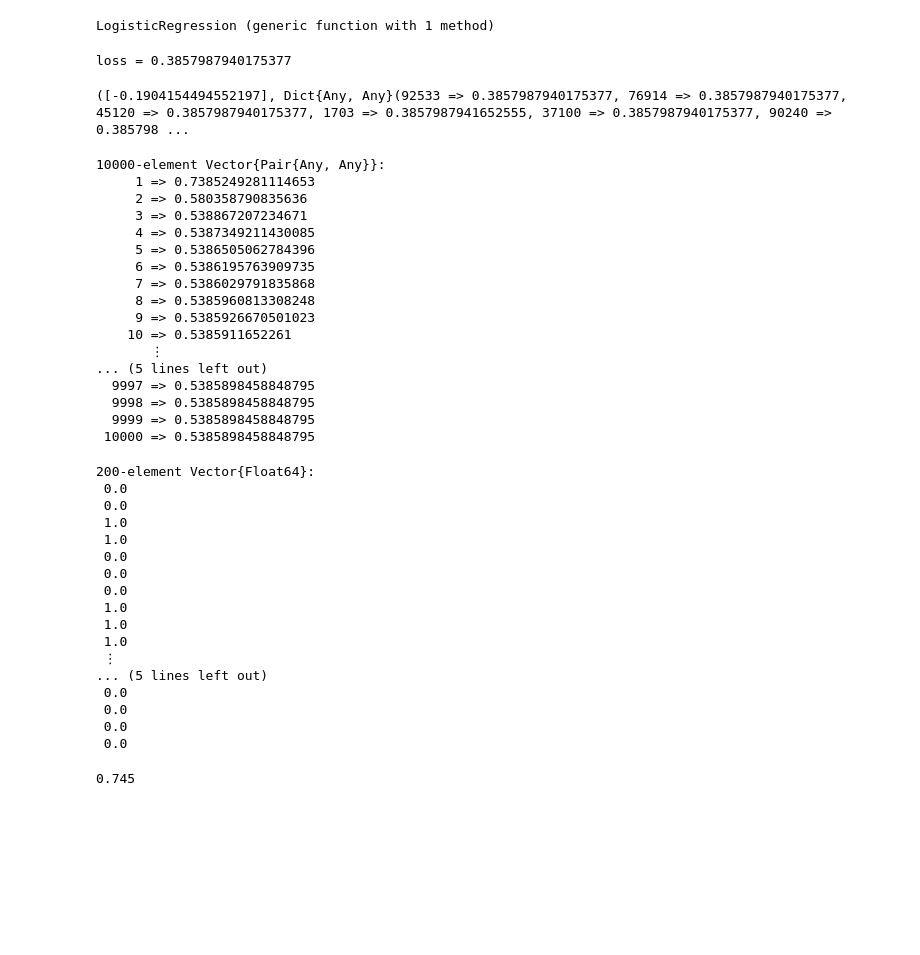
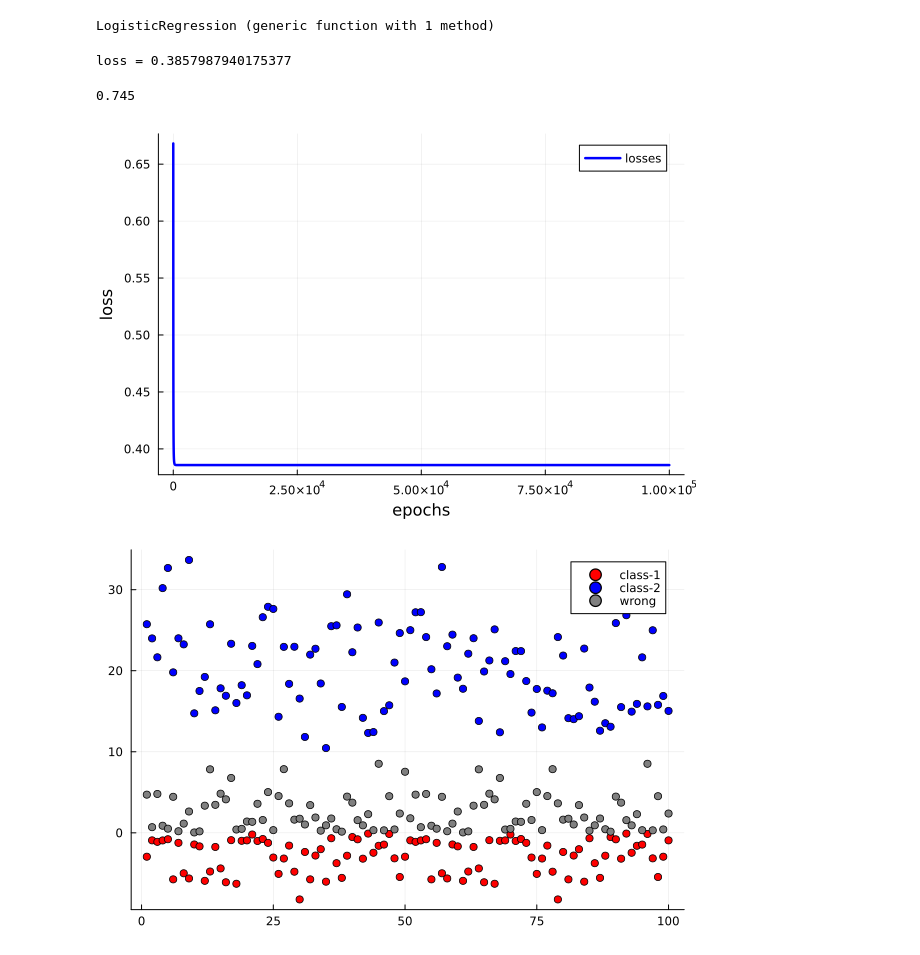
Before and after one commit to meysam-kazemi/ML_with_julia, a Jupyter notebook: logistic_regression.ipynb, the cells around one changed output. Cells and saved outputs as stored; diff of their text form; code cells hidden in the pictures; blank space fills up the shorter version.

Commit message:
complete LogisticRegression

```diff
--- a/logistic_regression.ipynb
+++ b/logistic_regression.ipynb
@@ -35,17 +20,0 @@ b = Float32.([0,0]);
-# %%
-# Build a model
-train_step(w,b,x) = (w.*x .+b) |> Flux.σ  # Softmax activation function
-
-# loss
-function custom_loss(W, b, x, y)
-    ŷ = train_step(W, b, x)
-    Flux.logitcrossentropy(ŷ, Y)
-end;
-
-function custom_onecold(custom_y_onehot)
-    max_idx = [x[1] for x in argmax(custom_y_onehot; dims=1)]
-    vec(classes[max_idx])
-end;
-
-# Accuracy
-custom_accuracy(W, b, x, y) = mean(custom_onecold(train_step(W, b, x)) .== y);
@@ -82,3 +20,0 @@ W = rand(Float32,2,min(size(X)...))
-# %%
-X = transpose(X)
-X |> size
@@ -136,7 +36,7 @@ function predict(X , theta)
 end
 
 function LogisticRegression(x,y,epochs,lr)
-    losses = Dict() # Save losses of each epoch
+    losses = zeros(epochs) # Save losses of each epoch
 
     θ = zeros(size(x,2)) # weights initialization
     for e in 1:epochs
@@ -152,48 +52,9 @@ end
 # %% [output]
 LogisticRegression (generic function with 1 method)
 # %%
-theta , losses = LogisticRegression(X,Y,100000,0.001)
+theta , losses = LogisticRegression(X,Y,100000,0.001);
 # %% [output]
 loss = 0.3857987940175377
-([-0.1904154494552197], Dict{Any, Any}(92533 => 0.3857987940175377, 76914 => 0.3857987940175377, 45120 => 0.3857987940175377, 1703 => 0.3857987941652555, 37100 => 0.3857987940175377, 90240 => 0.385798 ...
-# %%
-losses = sort(collect(losses),by=x->x[1])
-# %% [output]
-10000-element Vector{Pair{Any, Any}}:
-     1 => 0.7385249281114653
-     2 => 0.580358790835636
-     3 => 0.538867207234671
-     4 => 0.5387349211430085
-     5 => 0.5386505062784396
-     6 => 0.5386195763909735
-     7 => 0.5386029791835868
-     8 => 0.5385960813308248
-     9 => 0.5385926670501023
-    10 => 0.5385911652261
-       ⋮
-... (5 lines left out)
-  9997 => 0.5385898458848795
-  9998 => 0.5385898458848795
-  9999 => 0.5385898458848795
- 10000 => 0.5385898458848795
 # %%
-pred = predict(X,theta)
+pred = predict(X,theta);
-# %% [output]
-200-element Vector{Float64}:
- 0.0
- 0.0
- 1.0
- 1.0
- 0.0
- 0.0
- 0.0
- 1.0
- 1.0
- 1.0
- ⋮
-... (5 lines left out)
- 0.0
- 0.0
- 0.0
- 0.0
 # %%
@@ -200,3 +62,17 @@ pred = predict(X,theta)
 Statistics.mean(pred .== Y)
 # %% [output]
 0.745
+# %%
+plt.plot(1:100000,losses,color=:blue,label="losses",
+        xlabel="epochs",ylabel="loss",linewidth=2.5)
+# %% [output]
+[figure, added]
+# %%
+x1 = X[1:100][pred[1:100] .== 1]
+x1_noise = X[1:100][pred[1:100] .!= 1]
+x2 = X[100:end][pred[100:end] .== 0]
+plt.scatter(t,x1,color=:red,label="class-1")
+plt.scatter!(t,x2,color=:blue,label="class-2")
+plt.scatter!(t,x1_noise,color=:gray,label="wrong")
+# %% [output]
+[figure, added]
```
Also changed, not shown: parts of 10 cells of this notebook.
